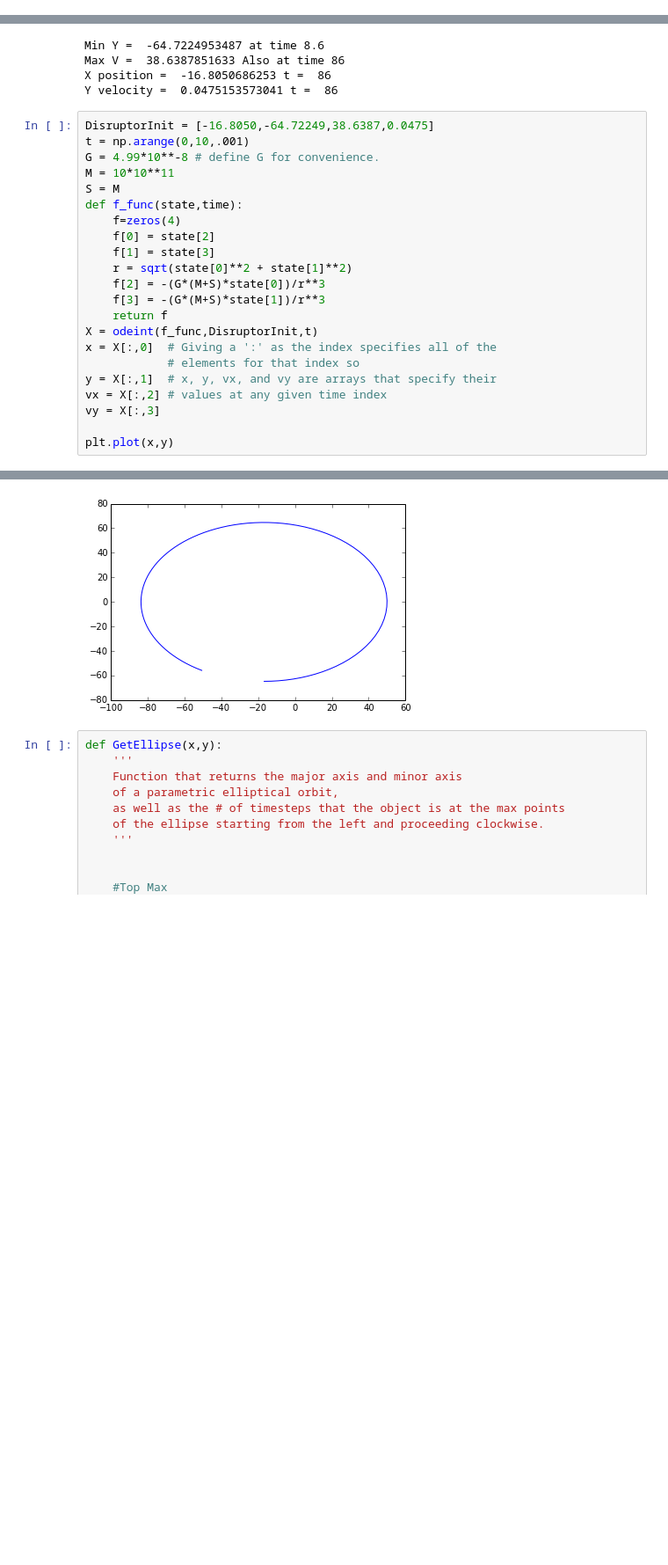
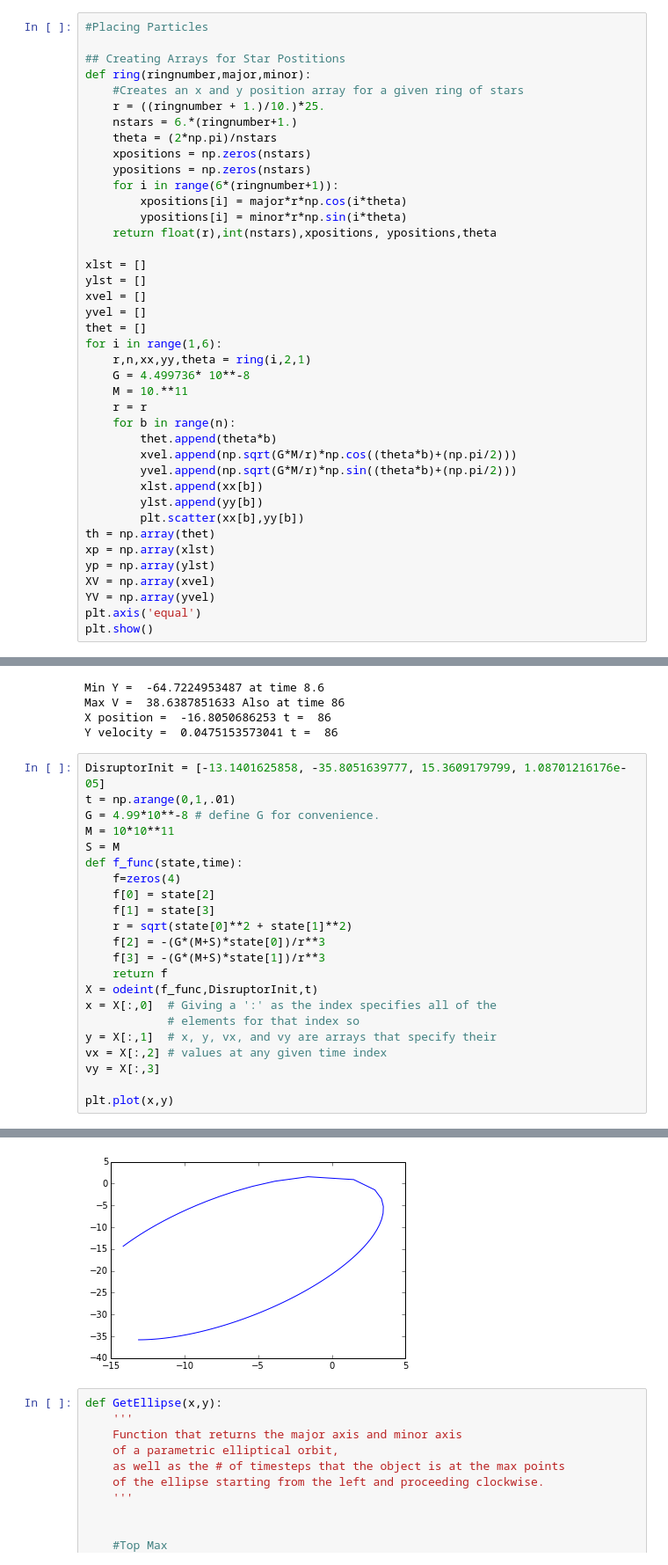
Before and after one commit to dclove202/PHYS202-S14, a Jupyter notebook: GalaxyProject/GalaxyScratch.ipynb, the cells around one changed output, grey strips where cells are left out. Shown at 88% size. Cells and saved outputs as stored; diff of their text form; blank space fills up the shorter version.

```diff
--- a/GalaxyProject/GalaxyScratch.ipynb
+++ b/GalaxyProject/GalaxyScratch.ipynb
@@ -12,0 +11,40 @@ WARNING: pylab import has clobbered these variables: ['linalg', 'random', 'power
+# %%
+#Placing Particles
+
+## Creating Arrays for Star Postitions
+def ring(ringnumber,major,minor):
+    #Creates an x and y position array for a given ring of stars
+    r = ((ringnumber + 1.)/10.)*25.
+    nstars = 6.*(ringnumber+1.)
+    theta = (2*np.pi)/nstars
+    xpositions = np.zeros(nstars)
+    ypositions = np.zeros(nstars)
+    for i in range(6*(ringnumber+1)):
+        xpositions[i] = major*r*np.cos(i*theta)
+        ypositions[i] = minor*r*np.sin(i*theta)
+    return float(r),int(nstars),xpositions, ypositions,theta
+
+xlst = []
+ylst = []
+xvel = []
+yvel = []
+thet = []
+for i in range(1,6):
+    r,n,xx,yy,theta = ring(i,2,1)
+    G = 4.499736* 10**-8
+    M = 10.**11
+    r = r
+    for b in range(n):
+        thet.append(theta*b)
+        xvel.append(np.sqrt(G*M/r)*np.cos((theta*b)+(np.pi/2)))
+        yvel.append(np.sqrt(G*M/r)*np.sin((theta*b)+(np.pi/2)))
+        xlst.append(xx[b])
+        ylst.append(yy[b])
+        plt.scatter(xx[b],yy[b])
+th = np.array(thet)
+xp = np.array(xlst)
+yp = np.array(ylst)
+XV = np.array(xvel)
+YV = np.array(yvel)
+plt.axis('equal')
+plt.show()
@@ -535,30 +670,30 @@ Max V =  38.6387851633 Also at time 86
 X position =  -16.8050686253 t =  86
 Y velocity =  0.0475153573041 t =  86
 # %%
-DisruptorInit = [-16.8050,-64.72249,38.6387,0.0475]
-t = np.arange(0,10,.001)
+DisruptorInit = [-13.1401625858, -35.8051639777, 15.3609179799, 1.08701216176e-05]
+t = np.arange(0,1,.01)
 G = 4.99*10**-8 # define G for convenience.
 M = 10*10**11
 S = M
 def f_func(state,time):
     f=zeros(4)
     f[0] = state[2]
     f[1] = state[3]
     r = sqrt(state[0]**2 + state[1]**2)
     f[2] = -(G*(M+S)*state[0])/r**3
     f[3] = -(G*(M+S)*state[1])/r**3
     return f
 X = odeint(f_func,DisruptorInit,t)
 x = X[:,0]  # Giving a ':' as the index specifies all of the
             # elements for that index so
 y = X[:,1]  # x, y, vx, and vy are arrays that specify their
 vx = X[:,2] # values at any given time index
 vy = X[:,3]
 
 plt.plot(x,y)
 # %% [output]
 [<matplotlib.lines.Line2D at 0x...>]
-[figure, old version]
+[figure, new version]
 # %%
 def GetEllipse(x,y):
     '''
```
Also changed, not shown: parts of 5 cells of this notebook, 2 other files.
